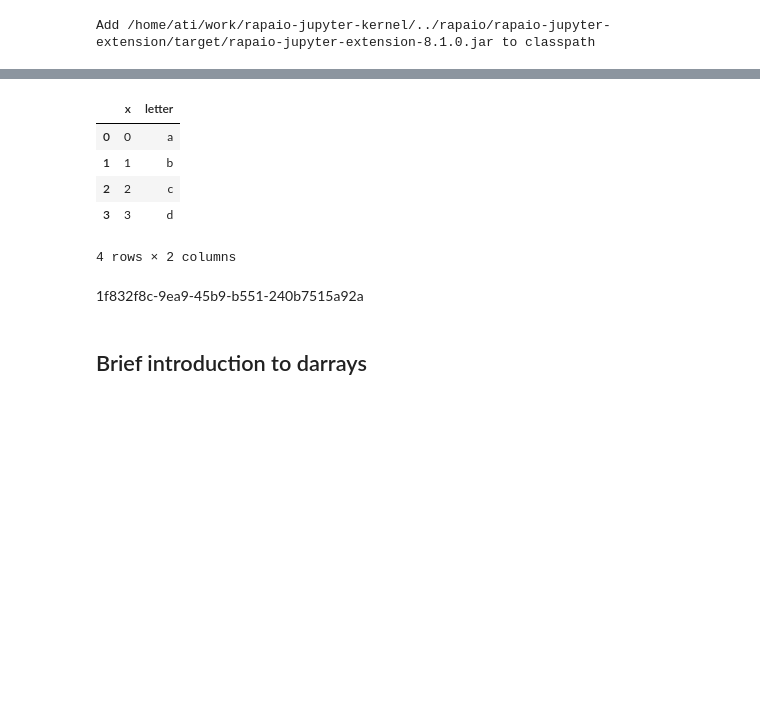
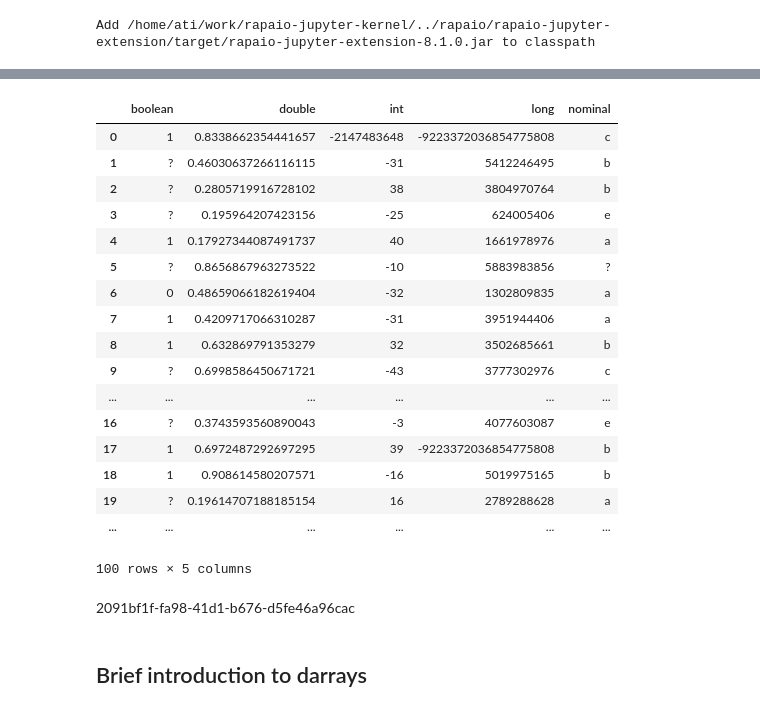
Before and after one commit to padreati/rapaio-jupyter-kernel, a Jupyter notebook: rapaio-tensors.ipynb, the cells around one changed output, grey strips where cells are left out. Drawn from its saved outputs; the diff is of its cells as text; code cells hidden in the pictures; blank space fills up the shorter version.

```diff
--- a/rapaio-tensors.ipynb
+++ b/rapaio-tensors.ipynb
@@ -55,10 +54,0 @@ display(df)
-# %%
-display(df)
-# %% [output]
-|  | x | letter |
-| 0 | 0 | a |
-| 1 | 1 | b |
-| 2 | 2 | c |
-| 3 | 3 | d |
-4 rows × 2 columns
-1f832f8c-9ea9-45b9-b551-240b7515a92a
@@ -65,3 +57,25 @@ display(df)
+# %%
+display(Datasets.loadRandom(new Random(42)))
+# %% [output]
+|  | boolean | double | int | long | nominal |
+| 0 | 1 | 0.8338662354441657 | -2147483648 | -9223372036854775808 | c |
+| 1 | ? | 0.46030637266116115 | -31 | 5412246495 | b |
+| 2 | ? | 0.2805719916728102 | 38 | 3804970764 | b |
+| 3 | ? | 0.195964207423156 | -25 | 624005406 | e |
+| 4 | 1 | 0.17927344087491737 | 40 | 1661978976 | a |
+| 5 | ? | 0.8656867963273522 | -10 | 5883983856 | ? |
+| 6 | 0 | 0.48659066182619404 | -32 | 1302809835 | a |
+| 7 | 1 | 0.4209717066310287 | -31 | 3951944406 | a |
+| 8 | 1 | 0.632869791353279 | 32 | 3502685661 | b |
+| 9 | ? | 0.6998586450671721 | -43 | 3777302976 | c |
+| ... | ... | ... | ... | ... | ... |
+| 16 | ? | 0.3743593560890043 | -3 | 4077603087 | e |
+| 17 | 1 | 0.6972487292697295 | 39 | -9223372036854775808 | b |
+| 18 | 1 | 0.908614580207571 | -16 | 5019975165 | b |
+| 19 | ? | 0.19614707188185154 | 16 | 2789288628 | a |
+| ... | ... | ... | ... | ... | ... |
+100 rows × 5 columns
+2091bf1f-fa98-41d1-b676-d5fe46a96cac
 # %%
 displaySystem().refreshSpiDisplayHandlers()
 # %% [markdown]
```
Also changed, not shown: parts of 4 cells of this notebook, 3 other files.
